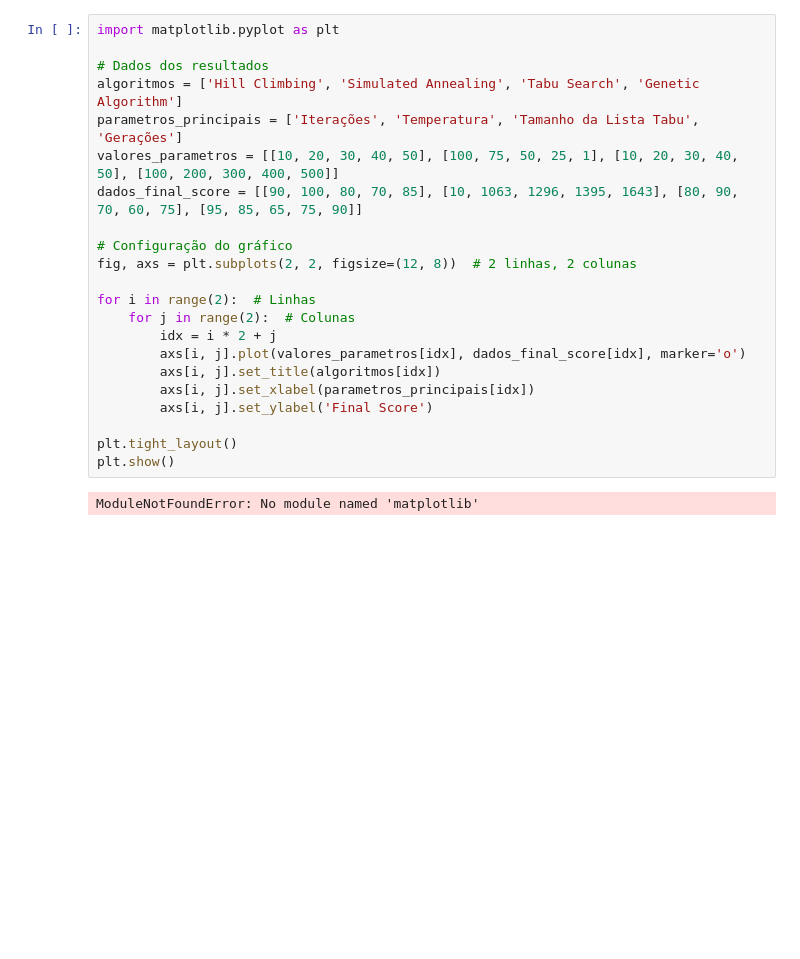
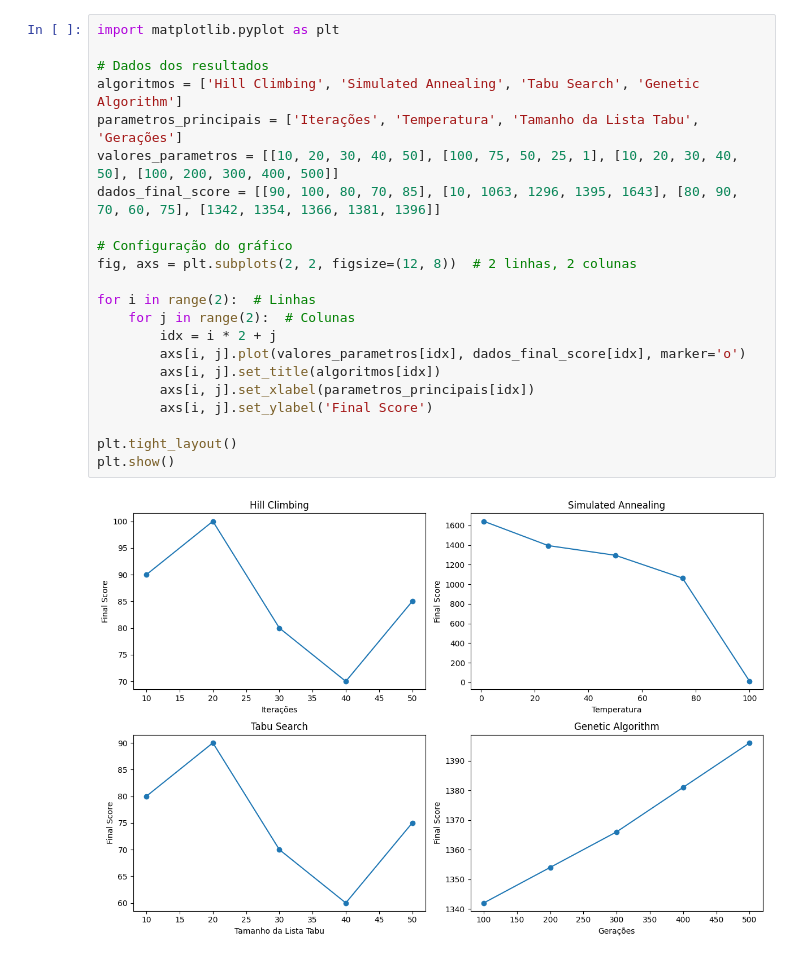
Before and after one commit to eduardooliveiraps/InteligenciaArtificial-A1, a Jupyter notebook: results/results.ipynb, the cells around one changed output. Cells and saved outputs as stored; diff of their text form; blank space fills up the shorter version.

```diff
--- a/results/results.ipynb
+++ b/results/results.ipynb
@@ -37,24 +37,24 @@ ModuleNotFoundError: No module named 'pandas'
 # %%
 import matplotlib.pyplot as plt
 
 # Dados dos resultados
 algoritmos = ['Hill Climbing', 'Simulated Annealing', 'Tabu Search', 'Genetic Algorithm']
 parametros_principais = ['Iterações', 'Temperatura', 'Tamanho da Lista Tabu', 'Gerações']
 valores_parametros = [[10, 20, 30, 40, 50], [100, 75, 50, 25, 1], [10, 20, 30, 40, 50], [100, 200, 300, 400, 500]]
-dados_final_score = [[90, 100, 80, 70, 85], [10, 1063, 1296, 1395, 1643], [80, 90, 70, 60, 75], [95, 85, 65, 75, 90]]
+dados_final_score = [[90, 100, 80, 70, 85], [10, 1063, 1296, 1395, 1643], [80, 90, 70, 60, 75], [1342, 1354, 1366, 1381, 1396]]
 
 # Configuração do gráfico
 fig, axs = plt.subplots(2, 2, figsize=(12, 8))  # 2 linhas, 2 colunas
 
 for i in range(2):  # Linhas
     for j in range(2):  # Colunas
         idx = i * 2 + j
         axs[i, j].plot(valores_parametros[idx], dados_final_score[idx], marker='o')
         axs[i, j].set_title(algoritmos[idx])
         axs[i, j].set_xlabel(parametros_principais[idx])
         axs[i, j].set_ylabel('Final Score')
 
 plt.tight_layout()
 plt.show()
 # %% [output]
-ModuleNotFoundError: No module named 'matplotlib'
+[figure, added]
```
Also changed, not shown: parts of 1 cell of this notebook.
